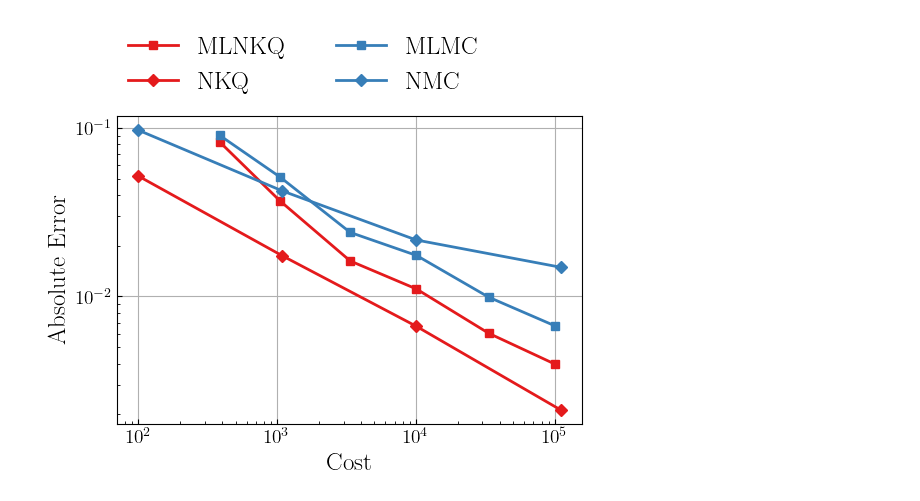
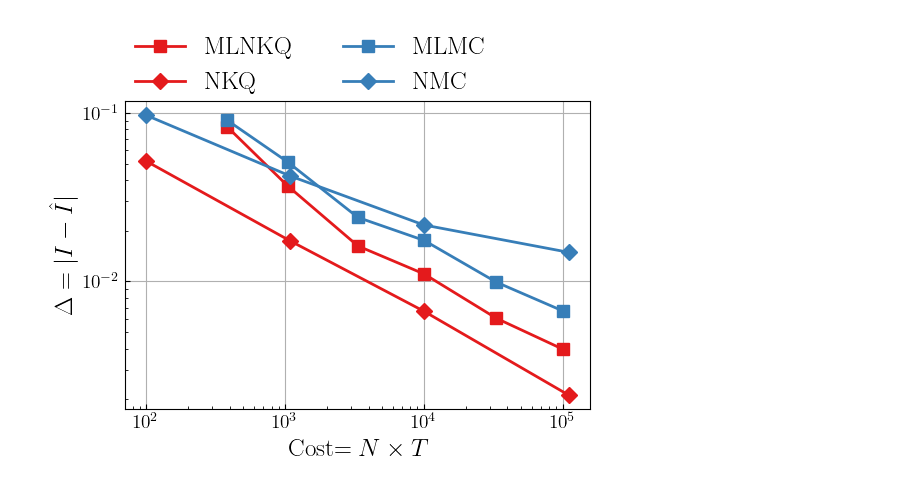
Before and after one commit to hudsonchen/nest_bq, a Jupyter notebook: plotting_notebooks/evppi.ipynb, the cells around one changed output. Cells and saved outputs as stored; diff of their text form; code cells hidden in the pictures.

```diff
--- a/plotting_notebooks/evppi.ipynb
+++ b/plotting_notebooks/evppi.ipynb
@@ -96,36 +96,36 @@ I_multi_level['MC'][0][2] *= 1.1
 I_multi_level['MC'][0][3:] /= 1.1
 # %%
 # Extract the keys
-markersize = 6
+markersize = 8
 linewidth = 2
 cmap = plt.get_cmap('Set1')
 
 
 fig1 = plt.figure(figsize=(6, 4))
 plt.grid(True)
 plt.plot(I_multi_level['KQ'][1], I_multi_level['KQ'][0], label=f'MLNKQ', color=cmap.colors[0], linewidth=linewidth,
          marker='s', markersize=markersize)
 plt.plot(I_multi_level['MC'][1], I_multi_level['MC'][0], label=f'MLMC', color=cmap.colors[1], linewidth=linewidth,
          marker='s', markersize=markersize)
 plt.plot(I_single_level['MC'][1], I_single_level['MC'][0], label=f'NMC', color=cmap.colors[1], linewidth=linewidth,
          marker='D', markersize=markersize)
 plt.plot(I_single_level['KQ'][1], I_single_level['KQ'][0], label=f'NKQ', color=cmap.colors[0], linewidth=linewidth,
          marker='D', markersize=markersize)
 
-plt.xlabel('Cost')
-plt.ylabel('Absolute Error')
+plt.xlabel(r'Cost$=N \times T$')
+plt.ylabel(r'$\Delta = |I - \hat{I}|$')
 plt.yscale('log')
 plt.xscale('log')
 
 # Get current legend handles and labels
 handles, labels = plt.gca().get_legend_handles_labels()
 order = [0, 3, 1, 2]
 handles = [handles[o] for o in order]
 labels = [labels[o] for o in order]
 
 # Create a legend with reordered handles and labels
-plt.legend(handles, labels, ncol=2, bbox_to_anchor=(0.4, 1.00), loc='lower center')
+plt.legend(handles, labels, ncol=2, bbox_to_anchor=(0.4, 0.95), loc='lower center')
 plt.savefig('../figures/evppi.pdf', bbox_inches='tight')
 plt.show()
 # %% [output]
-[figure, old version]
+[figure, new version]
```
Also changed, not shown: 11 other files.
